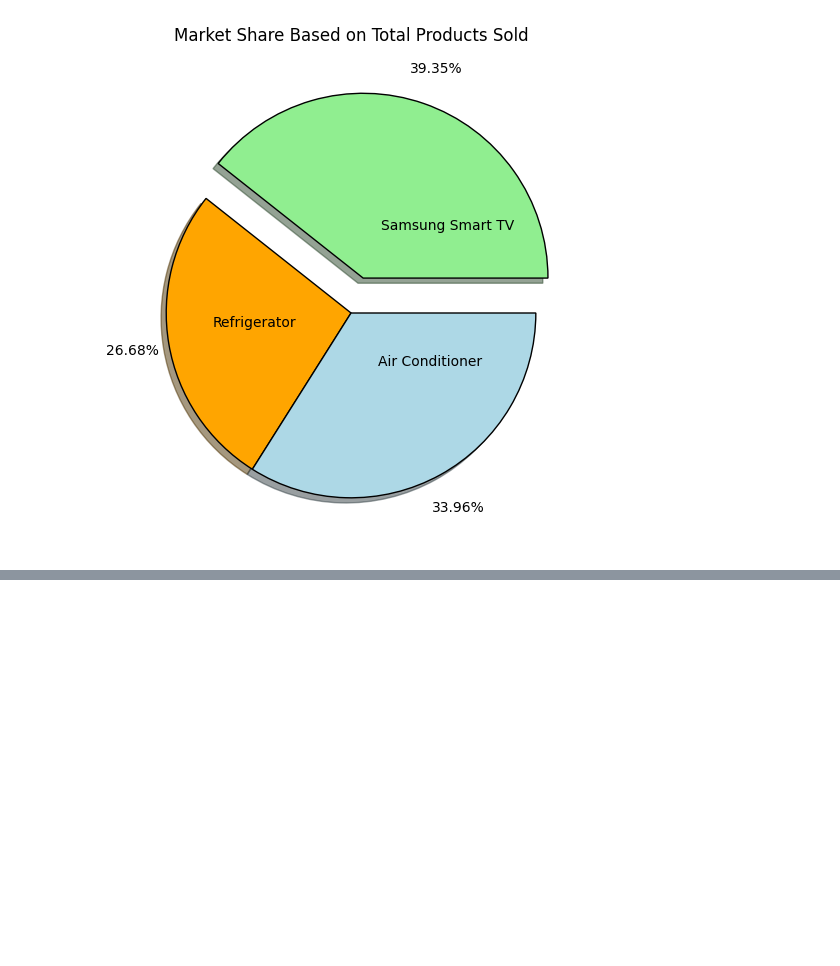
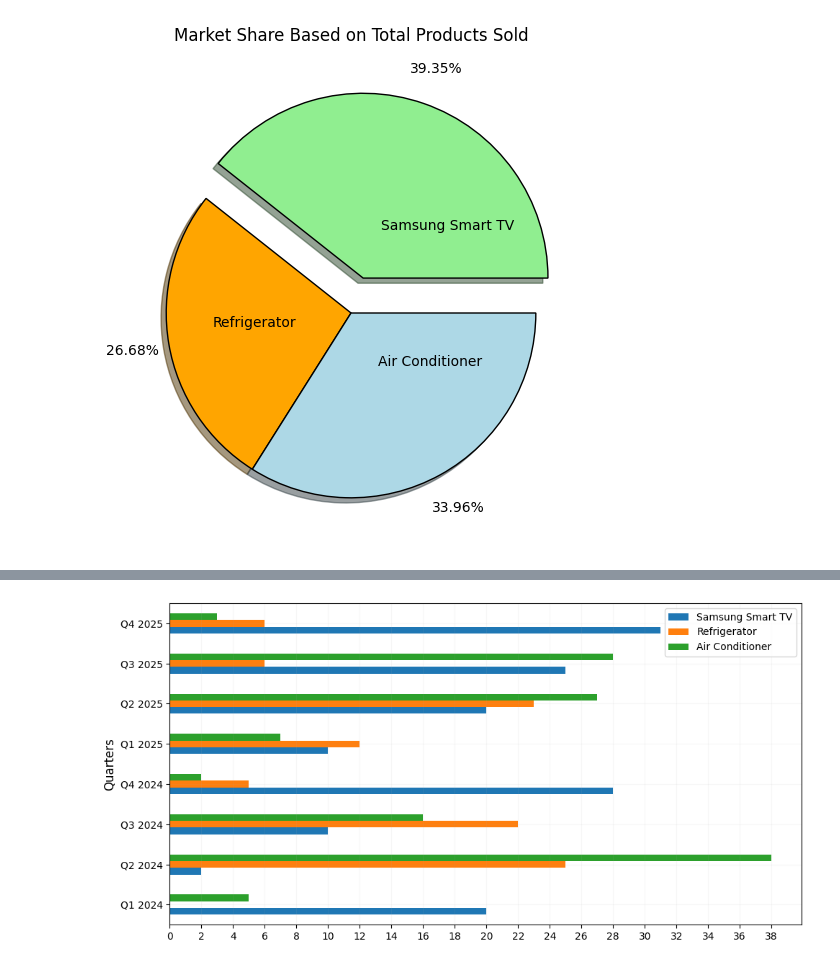
Before and after one commit to Gani25/python_weekend_b1, a Jupyter notebook: visualization/matplot1.ipynb, the cells around one changed output, grey strips where cells are left out. Saved outputs shown, nothing was run; the diff lists cells and outputs as text; code cells hidden in the pictures; blank space fills up the shorter version.

```diff
--- a/visualization/matplot1.ipynb
+++ b/visualization/matplot1.ipynb
@@ -121,0 +144,10 @@ plt.show()
+# %%
+df_sales.plot(kind="barh", x="Quarter", figsize=(10,5))
+
+plt.xticks(range(0,40,2))
+plt.ylabel("Quarters", fontsize=12)
+plt.grid(linestyle = "-", alpha=0.1)
+plt.tight_layout()
+plt.show()
+# %% [output]
+[figure, added]
```
Also changed, not shown: parts of 2 cells of this notebook.
